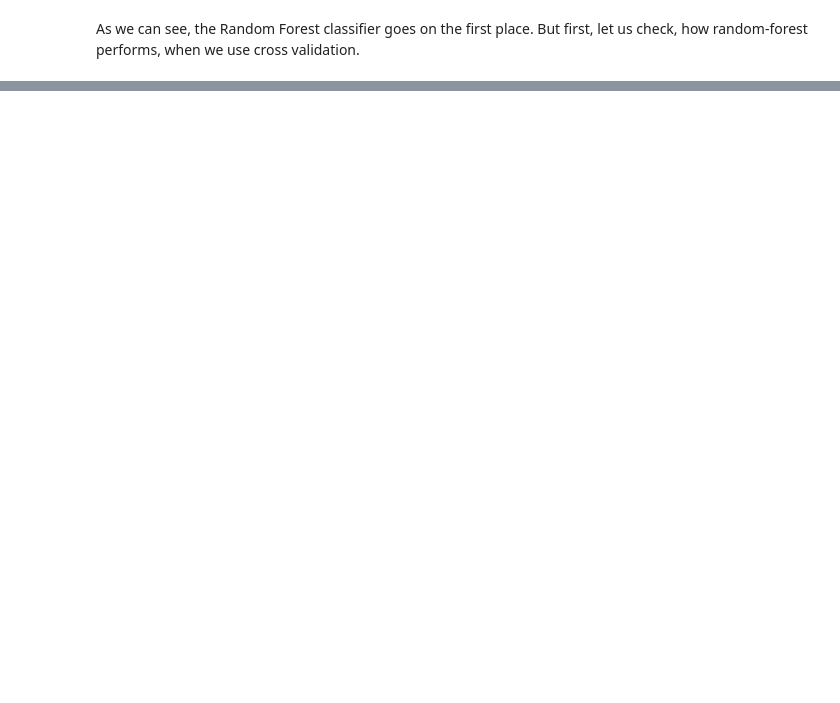
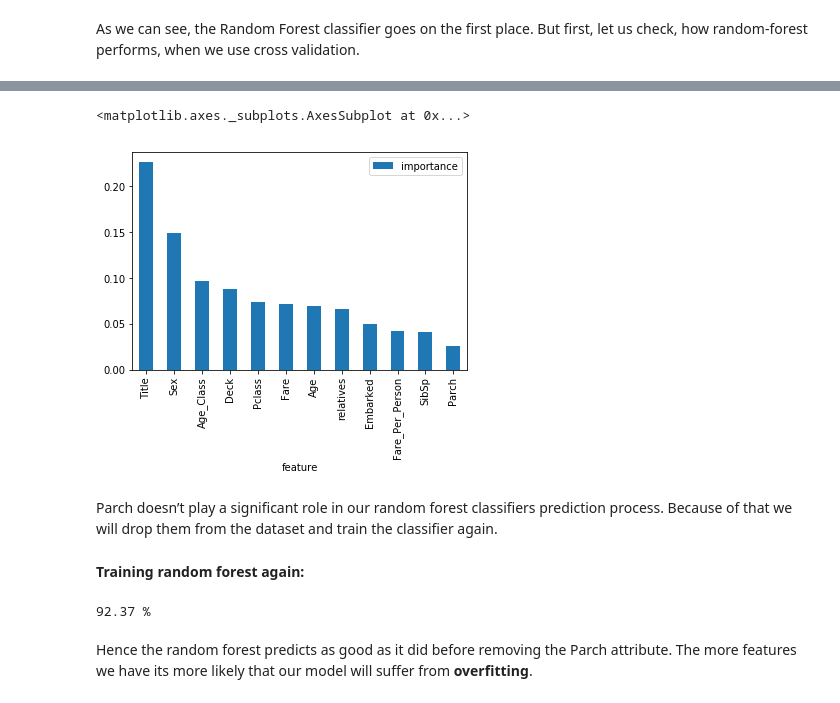
Before and after one commit to Kshriva1/Titanic, a Jupyter notebook: ML_Project.ipynb, the cells around one changed output, grey strips where cells are left out. Cells and saved outputs as stored; diff of their text form; code cells hidden in the pictures; blank space fills up the shorter version.

```diff
--- a/ML_Project.ipynb
+++ b/ML_Project.ipynb
@@ -560,0 +596,3 @@ As we can see, the Random Forest classifier goes on the first place. But first,
+# %%
+importances = pd.DataFrame({'feature':X_train.columns,'importance':np.round(random_forest.feature_importances_,3)})
+importances = importances.sort_values('importance',ascending=False).set_index('feature')
@@ -560,0 +616,7 @@ As we can see, the Random Forest classifier goes on the first place. But first,
+# %%
+importances.plot.bar()
+# %% [output]
+<matplotlib.axes._subplots.AxesSubplot at 0x...>
+[figure, added]
+# %% [markdown]
+Parch doesn’t play a significant role in our random forest classifiers prediction process. Because of that we will drop them from the dataset and train the classifier again.
@@ -560,0 +626,15 @@ As we can see, the Random Forest classifier goes on the first place. But first,
+# %% [markdown]
+**Training random forest again:**
+# %%
+random_forest = RandomForestClassifier(n_estimators=100, oob_score = True)
+random_forest.fit(X_train, Y_train)
+Y_prediction = random_forest.predict(X_test)
+
+random_forest.score(X_train, Y_train)
+
+acc_random_forest = round(random_forest.score(X_train, Y_train) * 100, 2)
+print(round(acc_random_forest,2,), "%")
+# %% [output]
+92.37 %
+# %% [markdown]
+Hence the random forest predicts as good as it did before removing the Parch attribute. The more features we have its more likely that our model will suffer from **overfitting**.
```
Also changed, not shown: parts of 23 cells of this notebook.
